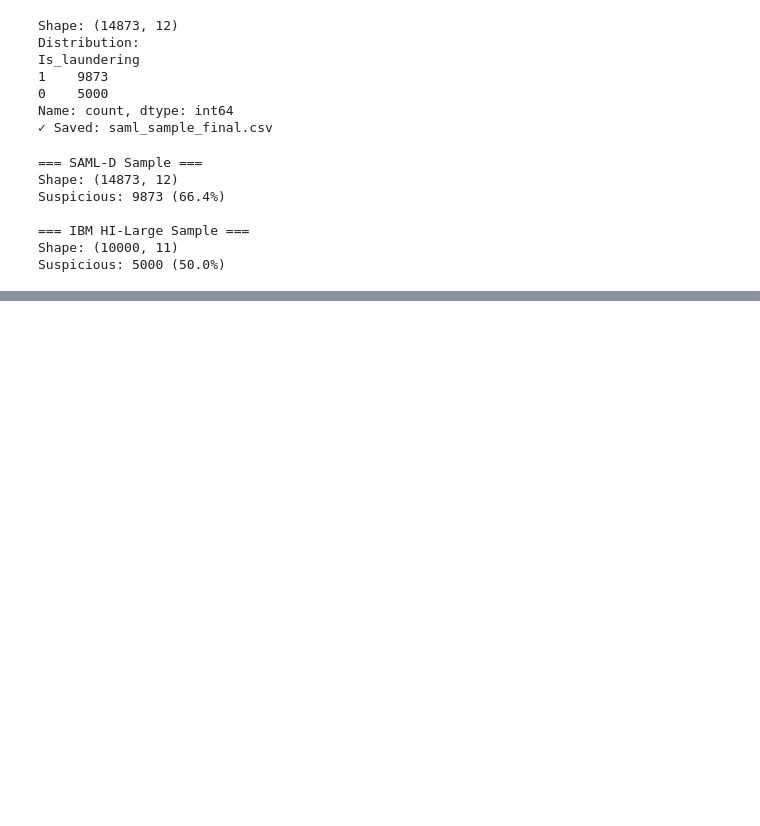
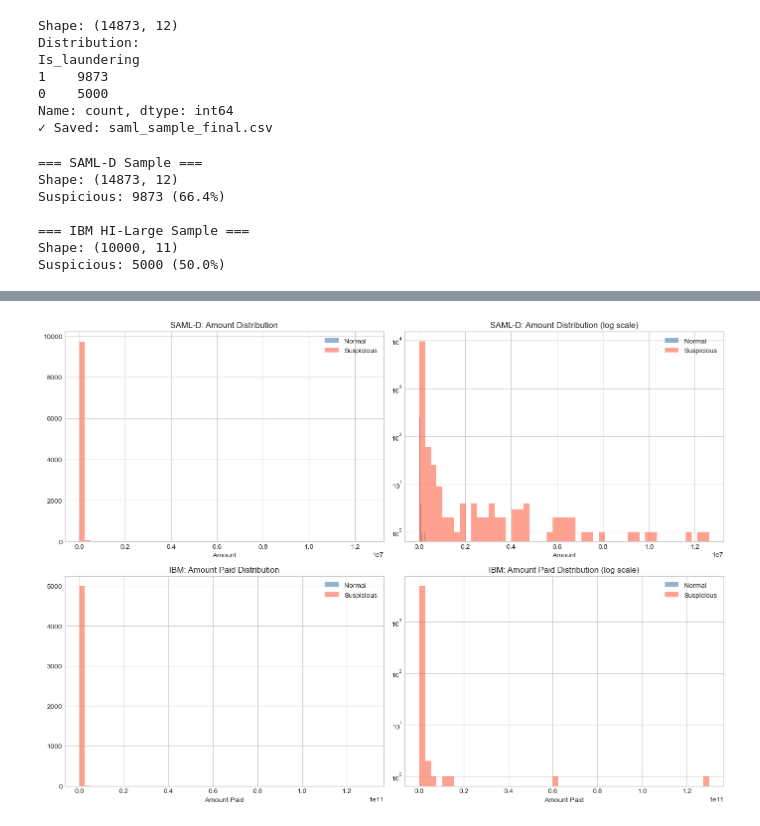
Before and after one commit to slavenageorgieva7-ui/Data-Science---project, a Jupyter notebook: AML.ipynb, the cells around one changed output, grey strips where cells are left out. Drawn from its saved outputs; the diff is of its cells as text; code cells hidden in the pictures; blank space fills up the shorter version.

```diff
--- a/AML.ipynb
+++ b/AML.ipynb
@@ -258,0 +332,41 @@ Suspicious: 5000 (50.0%)
+# %%
+fig, axes = plt.subplots(2, 2, figsize=(14, 10))
+
+# SAML-D histograms
+for label, color, name in [(0, 'steelblue', 'Normal'), (1, 'tomato', 'Suspicious')]:
+    subset = saml[saml['Is_laundering'] == label]['Amount']
+    axes[0][0].hist(subset, bins=50, alpha=0.6, color=color, label=name)
+axes[0][0].set_title('SAML-D: Amount Distribution')
+axes[0][0].set_xlabel('Amount')
+axes[0][0].legend()
+
+# SAML-D log scale
+for label, color, name in [(0, 'steelblue', 'Normal'), (1, 'tomato', 'Suspicious')]:
+    subset = saml[saml['Is_laundering'] == label]['Amount']
+    axes[0][1].hist(subset, bins=50, alpha=0.6, color=color, label=name)
+axes[0][1].set_yscale('log')
+axes[0][1].set_title('SAML-D: Amount Distribution (log scale)')
+axes[0][1].set_xlabel('Amount')
+axes[0][1].legend()
+
+# IBM histograms
+for label, color, name in [(0, 'steelblue', 'Normal'), (1, 'tomato', 'Suspicious')]:
+    subset = ibm[ibm['Is Laundering'] == label]['Amount Paid']
+    axes[1][0].hist(subset, bins=50, alpha=0.6, color=color, label=name)
+axes[1][0].set_title('IBM: Amount Paid Distribution')
+axes[1][0].set_xlabel('Amount Paid')
+axes[1][0].legend()
+
+# IBM log scale
+for label, color, name in [(0, 'steelblue', 'Normal'), (1, 'tomato', 'Suspicious')]:
+    subset = ibm[ibm['Is Laundering'] == label]['Amount Paid']
+    axes[1][1].hist(subset, bins=50, alpha=0.6, color=color, label=name)
+axes[1][1].set_yscale('log')
+axes[1][1].set_title('IBM: Amount Paid Distribution (log scale)')
+axes[1][1].set_xlabel('Amount Paid')
+axes[1][1].legend()
+
+plt.tight_layout()
+plt.show()
+# %% [output]
+[figure, added]
```
Also changed, not shown: parts of 11 cells of this notebook.
